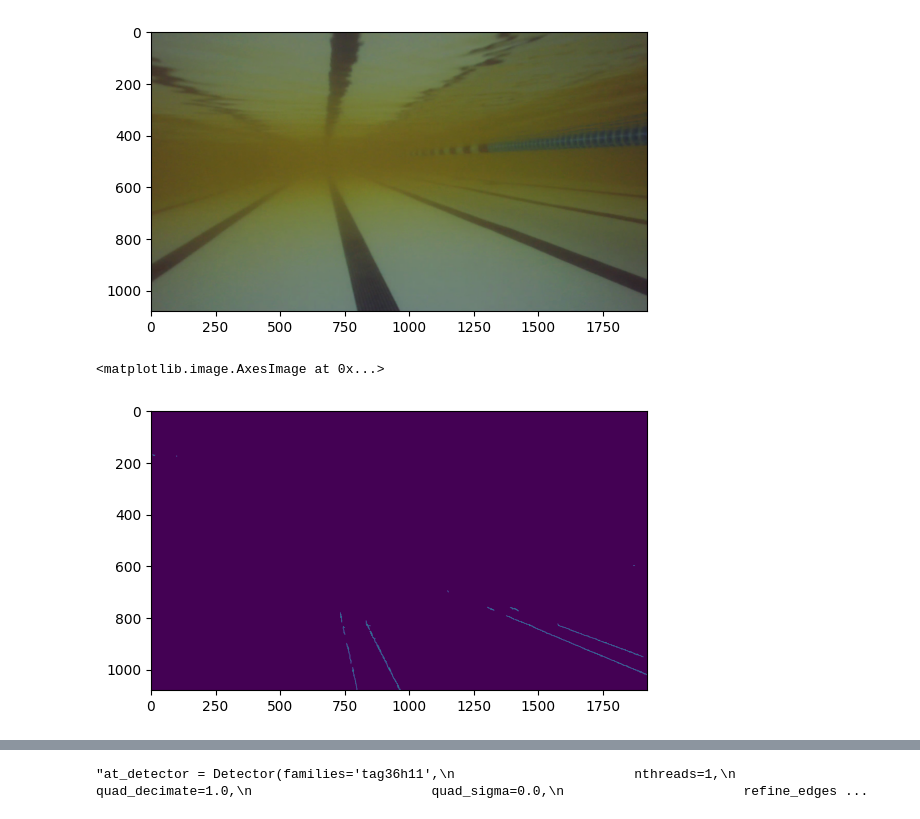
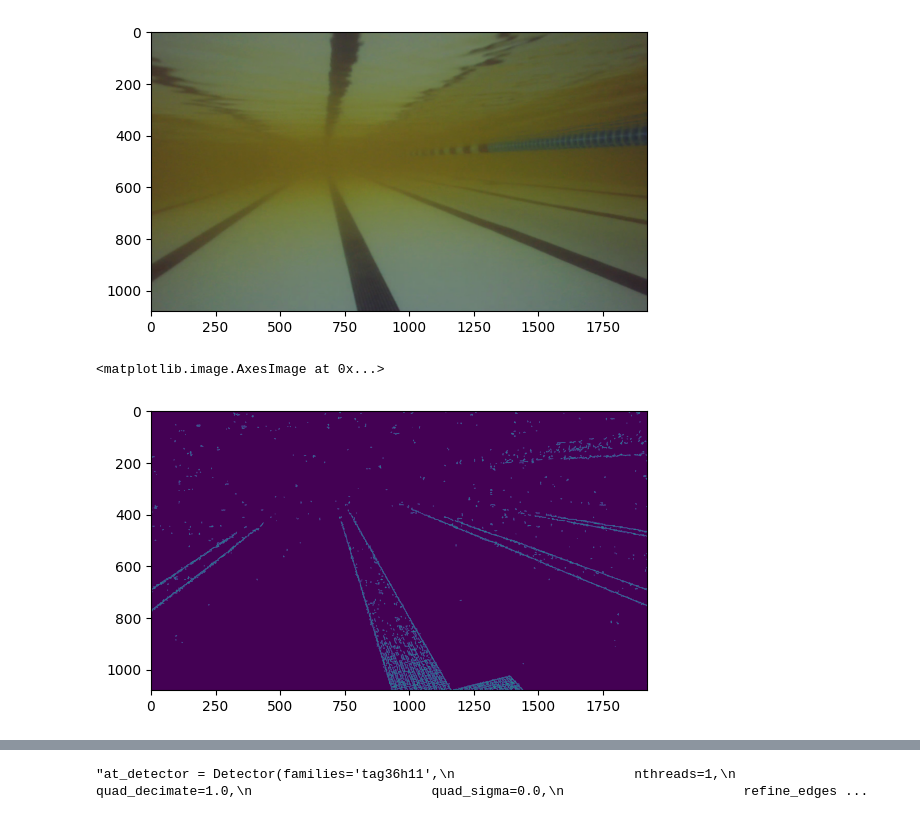
Before and after one commit to jules-hohmann/cv-intro, a Jupyter notebook: test.ipynb, the cells around one changed output, grey strips where cells are left out. Drawn from its saved outputs; the diff is of its cells as text; code cells hidden in the pictures.

```diff
--- a/test.ipynb
+++ b/test.ipynb
@@ -9,5 +9,5 @@ import matplotlib.cm as cm
 # %%
-#img = cv2.imread('rov_pool.jpg')
+img = cv2.imread('rov_pool.jpg')
 
 #img = cv2.imread('test_image.png', cv2.IMREAD_GRAYSCALE)
 #plt.imshow(img)
@@ -37,10 +37,10 @@ plt.imshow(makegray(frame))
 [figure]
 # %%
 def detectedges(img):
-    edges = cv2.Canny(img,41, 110, apertureSize=3) # detect edges
+    edges = cv2.Canny(img,30, 43, apertureSize=3) # detect edges
     return edges
 
-plt.imshow(detectedges(makegray(frame)))
+plt.imshow(detectedges(makegray(img)))
 # %% [output]
 <matplotlib.image.AxesImage at 0x...>
-[figure, old version]
+[figure, new version]
```
Also changed, not shown: parts of 21 cells of this notebook, 1 other file.
